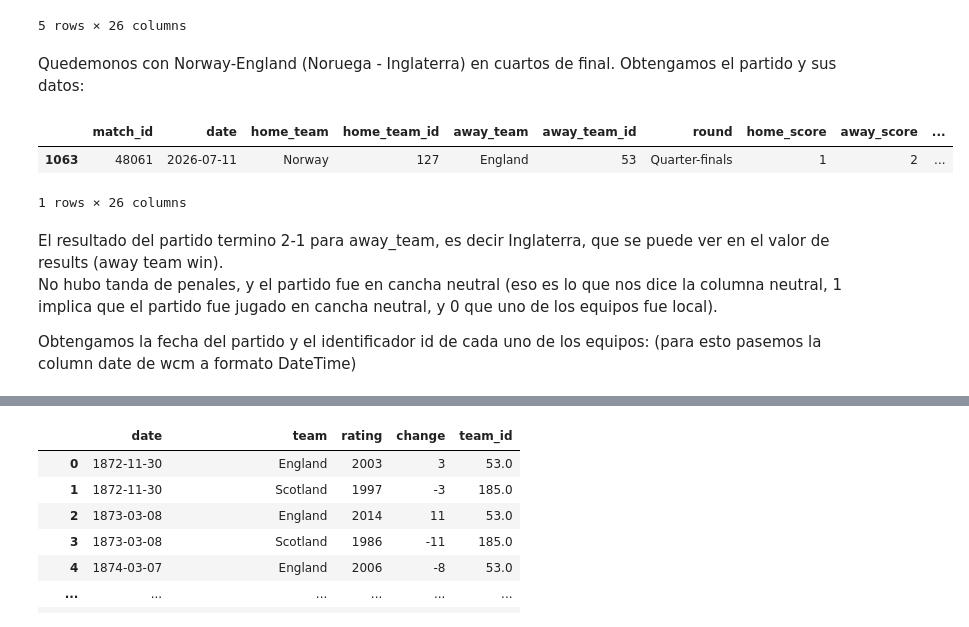
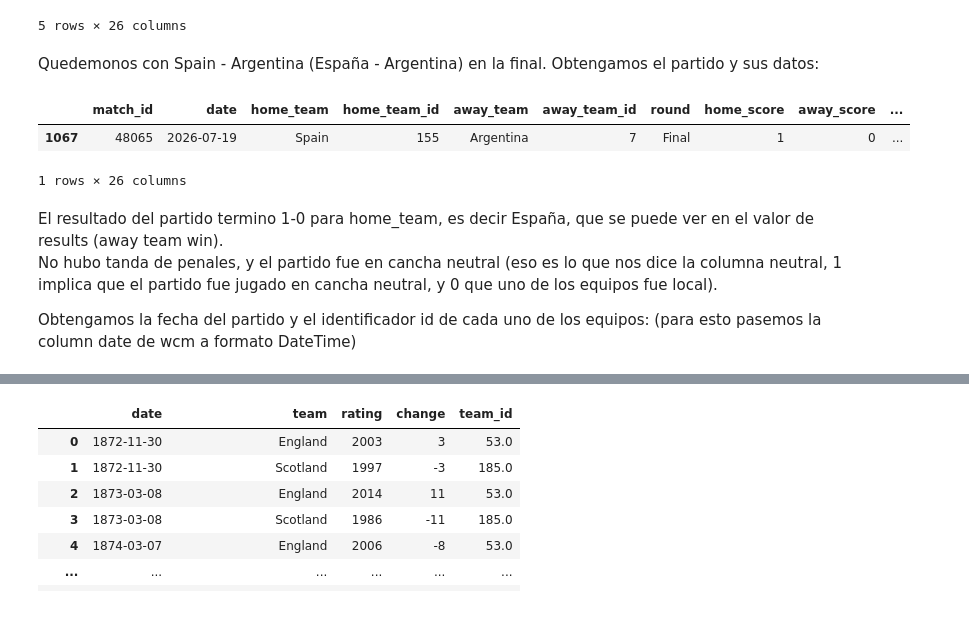
Before and after one commit to maximomilano9/Base-de-datos-de-partidos-de-futbol-masculino-21-a-nivel-selecciones-y-mundiales, a Jupyter notebook: notebooks/MachineLearning_1.ipynb, the cells around one changed output, grey strips where cells are left out. Drawn from its saved outputs; the diff is of its cells as text; code cells hidden in the pictures.

```diff
--- a/notebooks/MachineLearning_1.ipynb
+++ b/notebooks/MachineLearning_1.ipynb
@@ -31,16 +31,16 @@ wcm.tail()
 | 1067 | 48065 | 2026-07-19 | Spain | 155 | Argentina | 7 | Final | 1 | 0 | ... |
 5 rows × 26 columns
 # %% [markdown]
-Quedemonos con Norway-England (Noruega - Inglaterra) en cuartos de final. Obtengamos el partido y sus datos:
+Quedemonos con Spain - Argentina (España - Argentina) en la final. Obtengamos el partido y sus datos:
 # %%
-partido = wcm[wcm["match_id"] == 48061]
+partido = wcm[wcm["match_id"] == 48065]
 partido
 # %% [output]
 |  | match_id | date | home_team | home_team_id | away_team | away_team_id | round | home_score | away_score | ... |
-| 1063 | 48061 | 2026-07-11 | Norway | 127 | England | 53 | Quarter-finals | 1 | 2 | ... |
+| 1067 | 48065 | 2026-07-19 | Spain | 155 | Argentina | 7 | Final | 1 | 0 | ... |
 1 rows × 26 columns
 # %% [markdown]
-El resultado del partido termino 2-1 para away_team, es decir Inglaterra, que se puede ver en el valor de results (away team win).
+El resultado del partido termino 1-0 para home_team, es decir España, que se puede ver en el valor de results (away team win).
    No hubo tanda de penales, y el partido fue en cancha neutral (eso es lo que nos dice la columna neutral, 1 implica que el partido fue jugado en cancha neutral, y 0 que uno de los equipos fue local).
 
 Obtengamos la fecha del partido y el identificador id de cada uno de los equipos:
```
Also changed, not shown: parts of 33 cells of this notebook, 2 other files.
